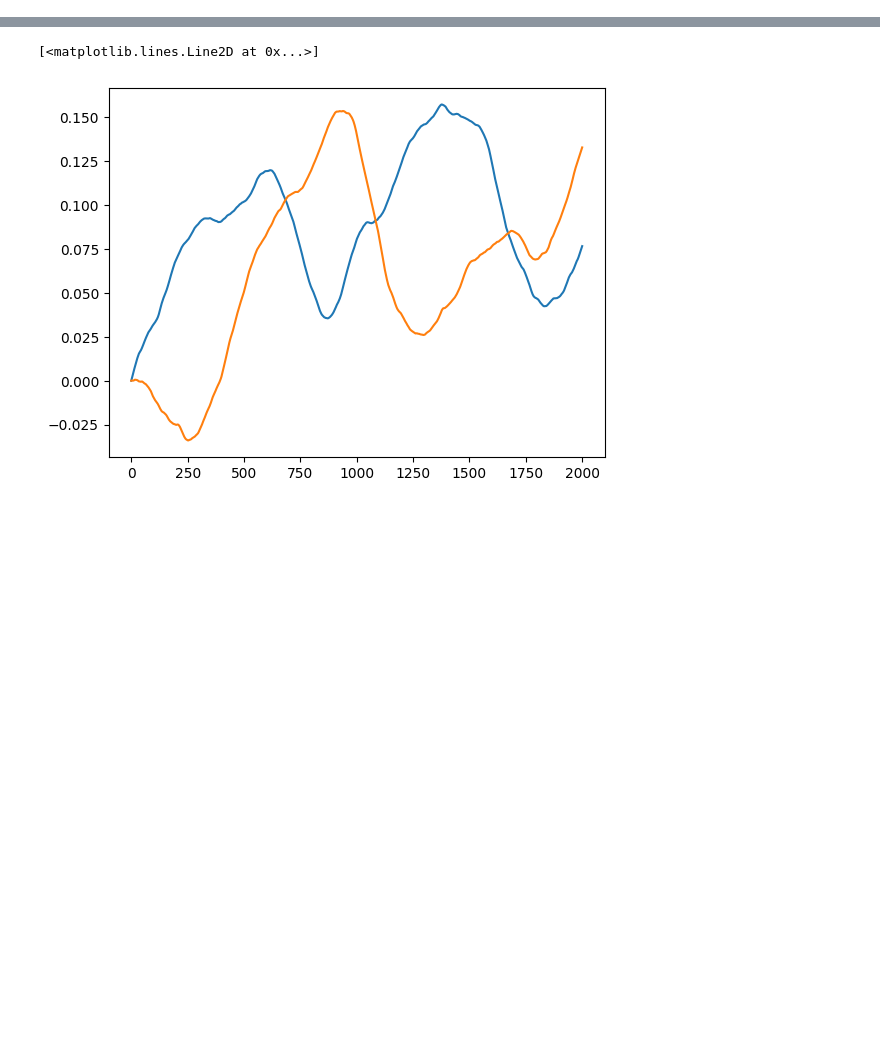
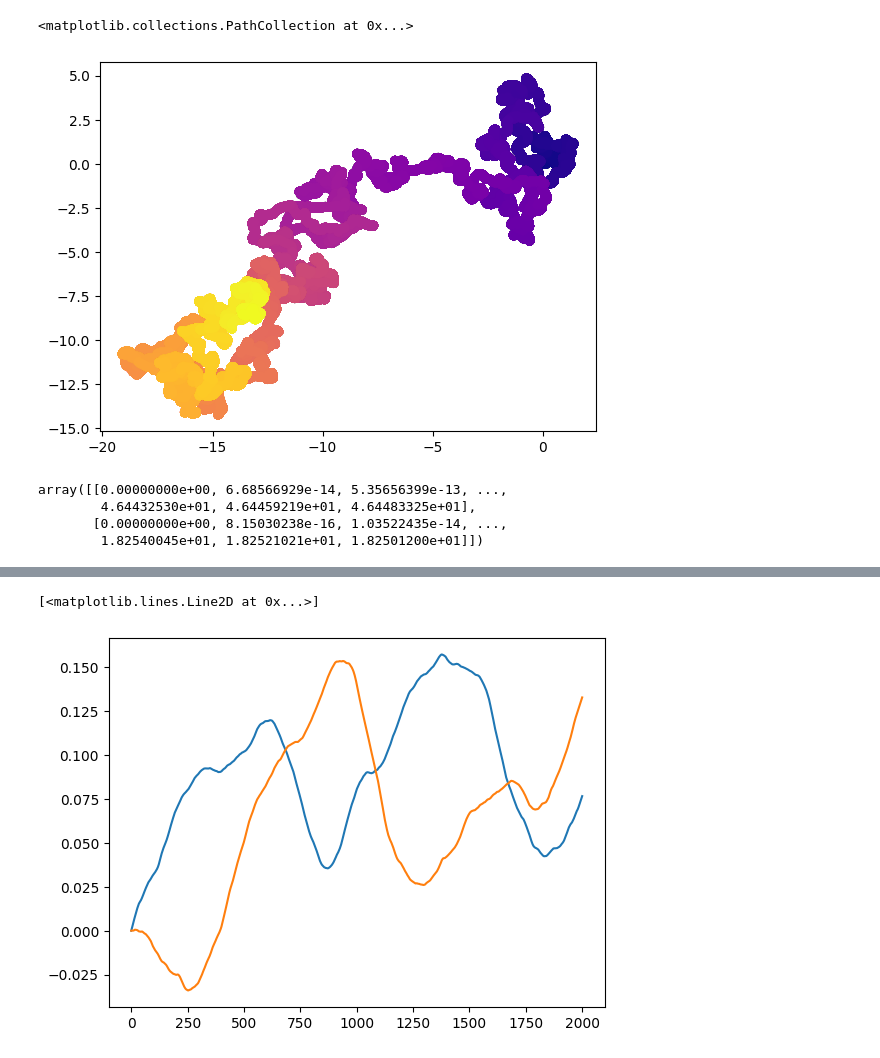
Before and after one commit to JONNeKK/ccs, a Jupyter notebook: week_10/week_10.ipynb, the cells around one changed output, grey strips where cells are left out. Saved outputs shown, nothing was run; the diff lists cells and outputs as text; code cells hidden in the pictures; blank space fills up the shorter version.

```diff
--- a/week_10/week_10.ipynb
+++ b/week_10/week_10.ipynb
@@ -89,0 +401,5 @@ plt.show()
+# %%
+plt.scatter(pos[0], pos[1], c=time, cmap = cmap, )
+# %% [output]
+<matplotlib.collections.PathCollection at 0x...>
+[figure, added]
@@ -89,0 +408,7 @@ plt.show()
+# %%
+d_r
+# %% [output]
+array([[0.00000000e+00, 6.68566929e-14, 5.35656399e-13, ...,
+        4.64432530e+01, 4.64459219e+01, 4.64483325e+01],
+       [0.00000000e+00, 8.15030238e-16, 1.03522435e-14, ...,
+        1.82540045e+01, 1.82521021e+01, 1.82501200e+01]])
```
Also changed, not shown: parts of 28 cells of this notebook.
